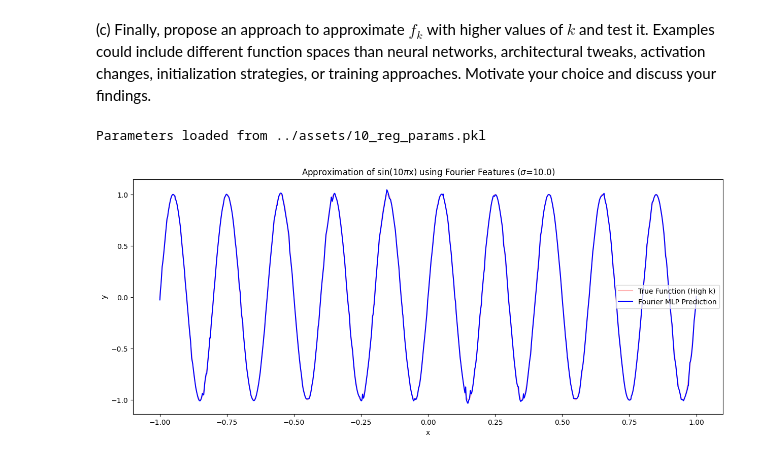
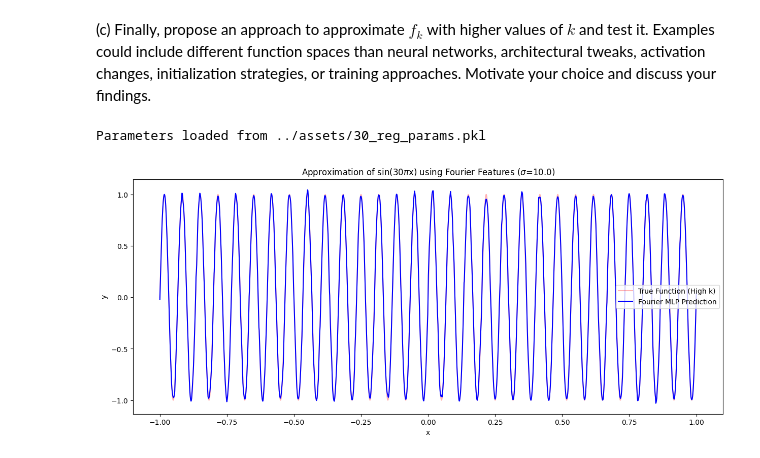
Before and after one commit to yazanmashal03/laoml-project, a Jupyter notebook: notebook/project2.ipynb, the cells around one changed output. Cells and saved outputs as stored; diff of their text form; code cells hidden in the pictures.

```diff
--- a/notebook/project2.ipynb
+++ b/notebook/project2.ipynb
@@ -705,7 +1023,7 @@ def input_mapping(x, B):
 
     return jnp.sin(xp)
 
-k_high = 10
+k_high = 30
 n_samples = 5000
 x = jnp.linspace(-1, 1, n_samples).reshape(-1, 1)
 y = jnp.sin(k_high * jnp.pi * x)
@@ -737,32 +1055,32 @@ x_plot = jnp.linspace(-1, 1, 10000).reshape(-1, 1)
 x_plot_mapped = input_mapping(x_plot, B)
 
 # print(f"Training on f_{k_high} with Fourier Features...")
 
 # params, test_acc, test_loss, learning_curve = train_model(
 #     x_train, y_train, x_test, y_test, best_config, classification=False
 # )
 
 # save_params(params, filename=f'../assets/{k_high}_reg_params.pkl')
 
 params = load_params(f'../assets/{k_high}_reg_params.pkl') if params is None else params
 y_pred = forward(params, x_plot_mapped, best_config['activation'])
 
 plt.figure(figsize=(15, 6))
 plt.plot(x, y, color='red', alpha=0.3, label='True Function (High k)')
 plt.plot(x_plot, y_pred, color='blue', label='Fourier MLP Prediction')
 plt.title(f"Approximation of sin({k_high}$\pi$x) using Fourier Features ($\sigma$={scale})")
 plt.xlabel('x')
 plt.ylabel('y')
 plt.legend()
 plt.show()
 
 # plt.figure(figsize=(12, 5))
 # plt.plot(learning_curve['train_loss'], label='Train Loss')
 # plt.plot(learning_curve['test_loss'], label='Test Loss')
 # plt.yscale('log')
 # plt.title('Loss Curve (Log Scale)')
 # plt.legend()
 # plt.show()
 # %% [output]
-Parameters loaded from ../assets/10_reg_params.pkl
+Parameters loaded from ../assets/30_reg_params.pkl
-[figure, old version]
+[figure, new version]
```
Also changed, not shown: parts of 6 cells of this notebook, 2 other files.
